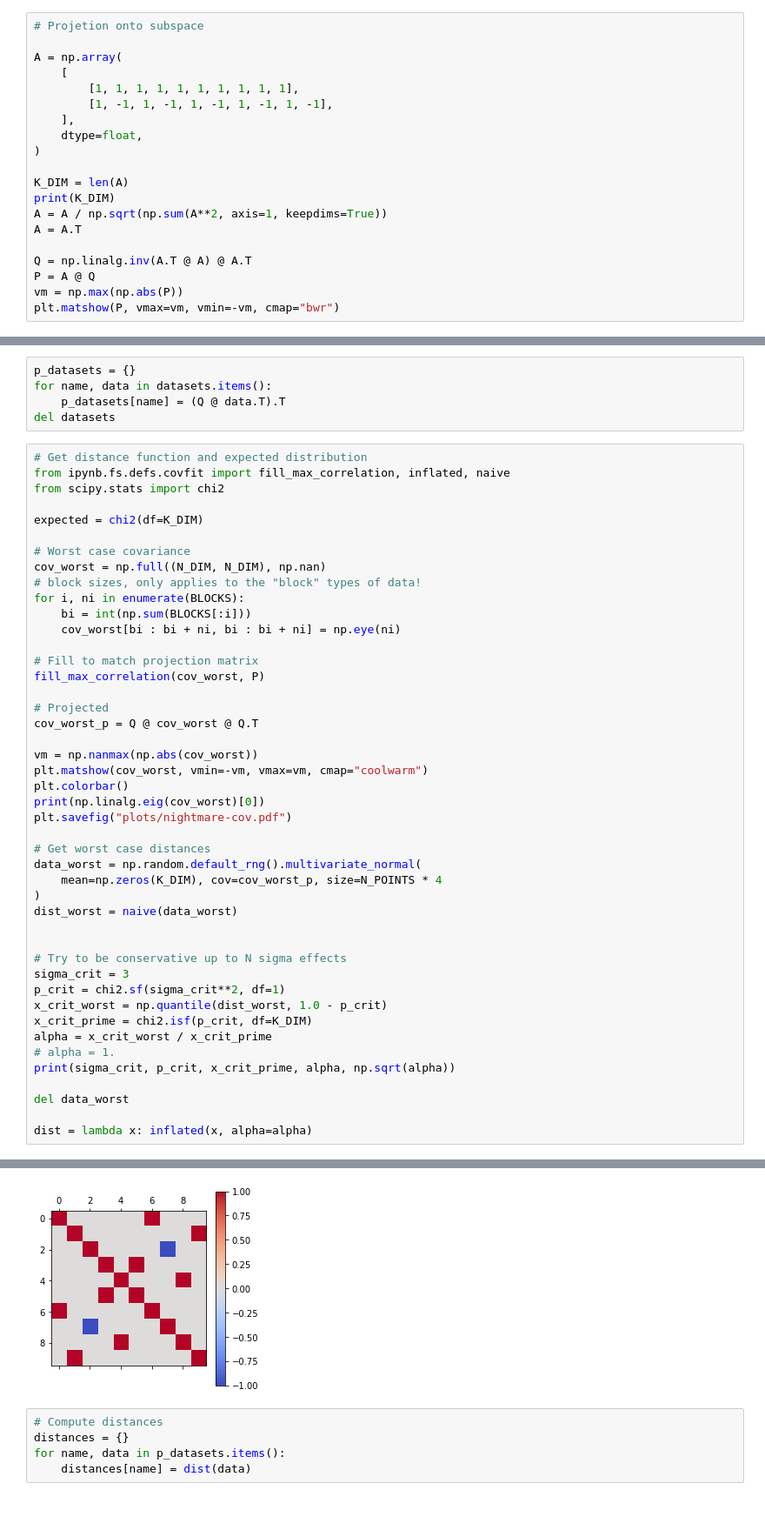
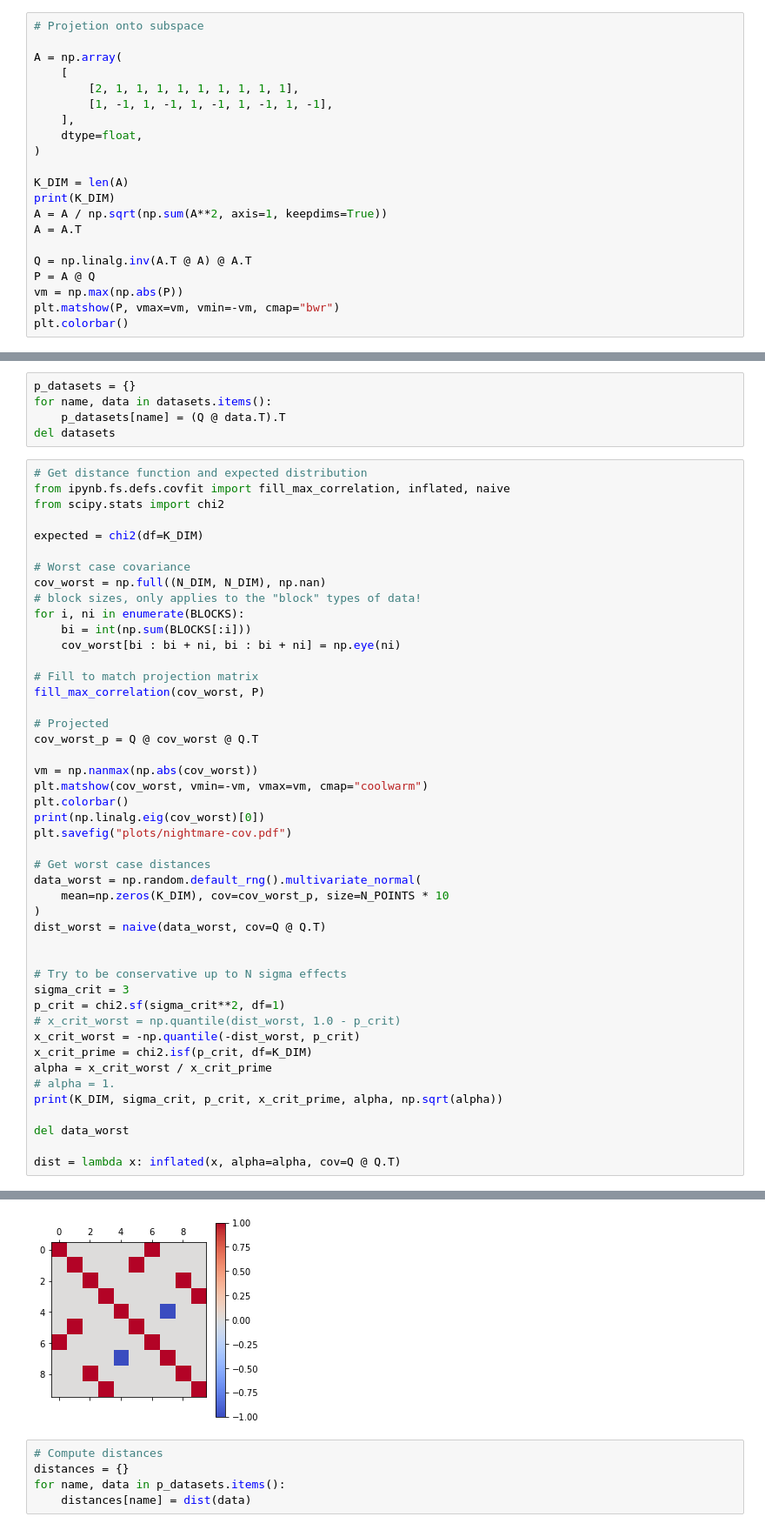
Before and after one commit to ast0815/covfit, a Jupyter notebook: projection-worst.ipynb, the cells around one changed output, grey strips where cells are left out. Shown at 87% size. Saved outputs shown, nothing was run; the diff lists cells and outputs as text.

```diff
--- a/projection-worst.ipynb
+++ b/projection-worst.ipynb
@@ -17,7 +17,7 @@ dname = "projected-nightmare-inflated"
 
 A = np.array(
     [
-        [1, 1, 1, 1, 1, 1, 1, 1, 1, 1],
+        [2, 1, 1, 1, 1, 1, 1, 1, 1, 1],
         [1, -1, 1, -1, 1, -1, 1, -1, 1, -1],
     ],
     dtype=float,
@@ -32,5 +32,6 @@ Q = np.linalg.inv(A.T @ A) @ A.T
 P = A @ Q
 vm = np.max(np.abs(P))
 plt.matshow(P, vmax=vm, vmin=-vm, cmap="bwr")
+plt.colorbar()
 # %% [output]
 2
@@ -69,22 +70,23 @@ plt.savefig("plots/nightmare-cov.pdf")
 
 # Get worst case distances
 data_worst = np.random.default_rng().multivariate_normal(
-    mean=np.zeros(K_DIM), cov=cov_worst_p, size=N_POINTS * 4
+    mean=np.zeros(K_DIM), cov=cov_worst_p, size=N_POINTS * 10
 )
-dist_worst = naive(data_worst)
+dist_worst = naive(data_worst, cov=Q @ Q.T)
 
 
 # Try to be conservative up to N sigma effects
 sigma_crit = 3
 p_crit = chi2.sf(sigma_crit**2, df=1)
-x_crit_worst = np.quantile(dist_worst, 1.0 - p_crit)
+# x_crit_worst = np.quantile(dist_worst, 1.0 - p_crit)
+x_crit_worst = -np.quantile(-dist_worst, p_crit)
 x_crit_prime = chi2.isf(p_crit, df=K_DIM)
 alpha = x_crit_worst / x_crit_prime
 # alpha = 1.
-print(sigma_crit, p_crit, x_crit_prime, alpha, np.sqrt(alpha))
+print(K_DIM, sigma_crit, p_crit, x_crit_prime, alpha, np.sqrt(alpha))
 
 del data_worst
 
-dist = lambda x: inflated(x, alpha=alpha)
+dist = lambda x: inflated(x, alpha=alpha, cov=Q @ Q.T)
 # %% [output]
 [2. 0. 2. 0. 2. 0. 2. 0. 2. 0.]
@@ -92,4 +94,4 @@ dist = lambda x: inflated(x, alpha=alpha)
-[figure, old version]
+[figure, new version]
 # %%
 # Compute distances
 distances = {}
```
Also changed, not shown: parts of 4 cells of this notebook, 6 other files.
